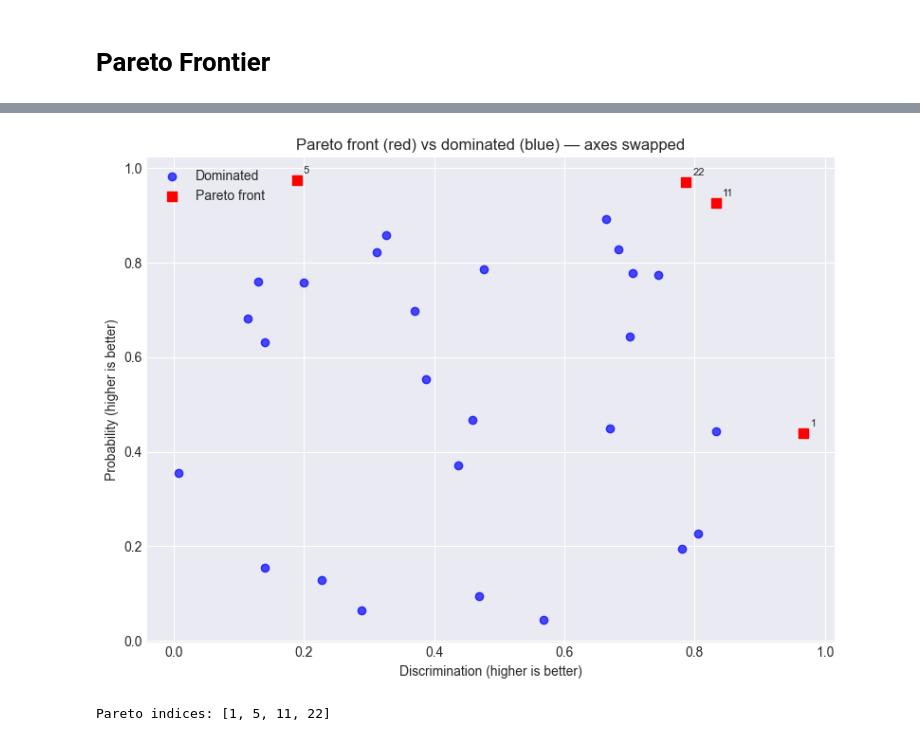
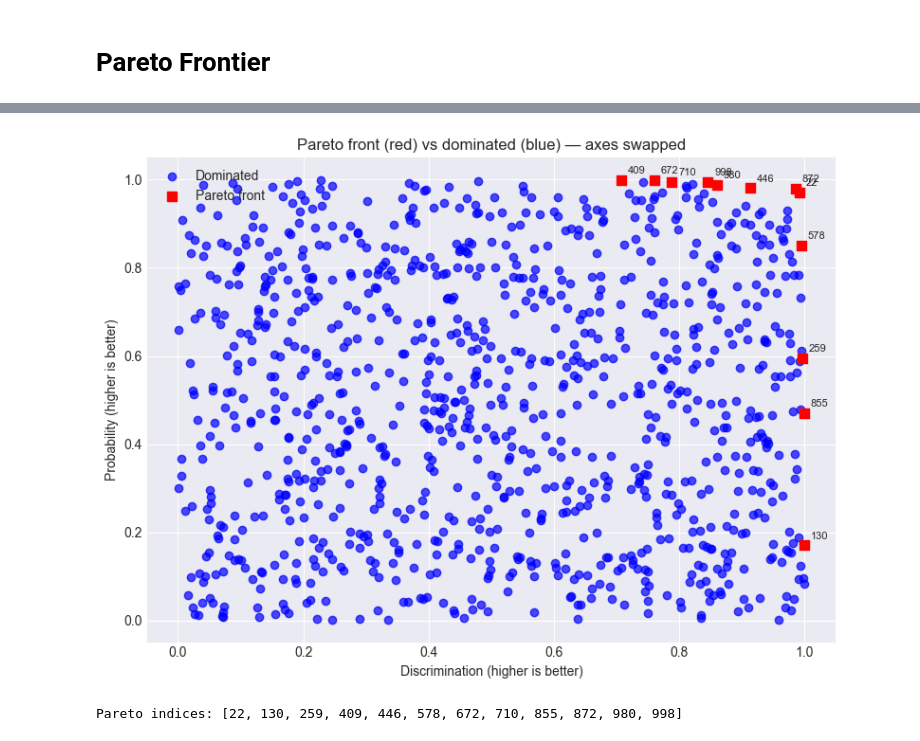
Before and after one commit to wso2-incubator/BACE, a Jupyter notebook: Experiments/notebooks/bayesian/pareto.ipynb, the cells around one changed output, grey strips where cells are left out. Saved outputs shown, nothing was run; the diff lists cells and outputs as text; code cells hidden in the pictures.

```diff
--- a/Experiments/notebooks/bayesian/pareto.ipynb
+++ b/Experiments/notebooks/bayesian/pareto.ipynb
@@ -120,7 +120,7 @@ import common.coevolution.selection as selection
 
 # Reproducible random example
 rng = np.random.default_rng(42)
-n_points = 30
+n_points = 1000
 probs = rng.uniform(0.0, 1.0, size=n_points)
 discs = rng.uniform(0.0, 1.0, size=n_points)
 
@@ -154,2 +154,2 @@ print('Pareto indices:', pareto_indices)
-[figure, old version]
+[figure, new version]
-Pareto indices: [1, 5, 11, 22]
+Pareto indices: [22, 130, 259, 409, 446, 578, 672, 710, 855, 872, 980, 998]
```
Also changed, not shown: parts of 2 cells of this notebook, 3 other files.
